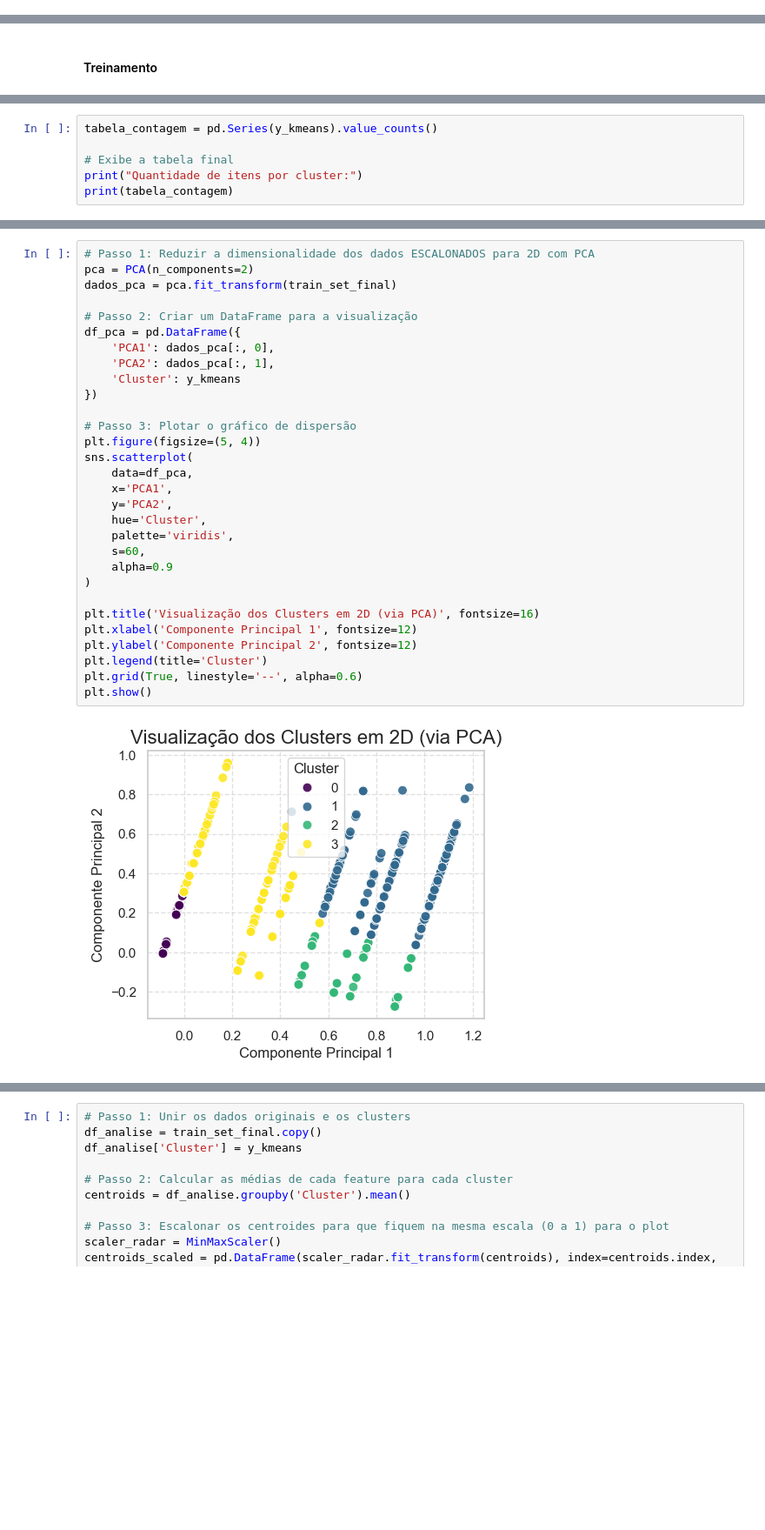
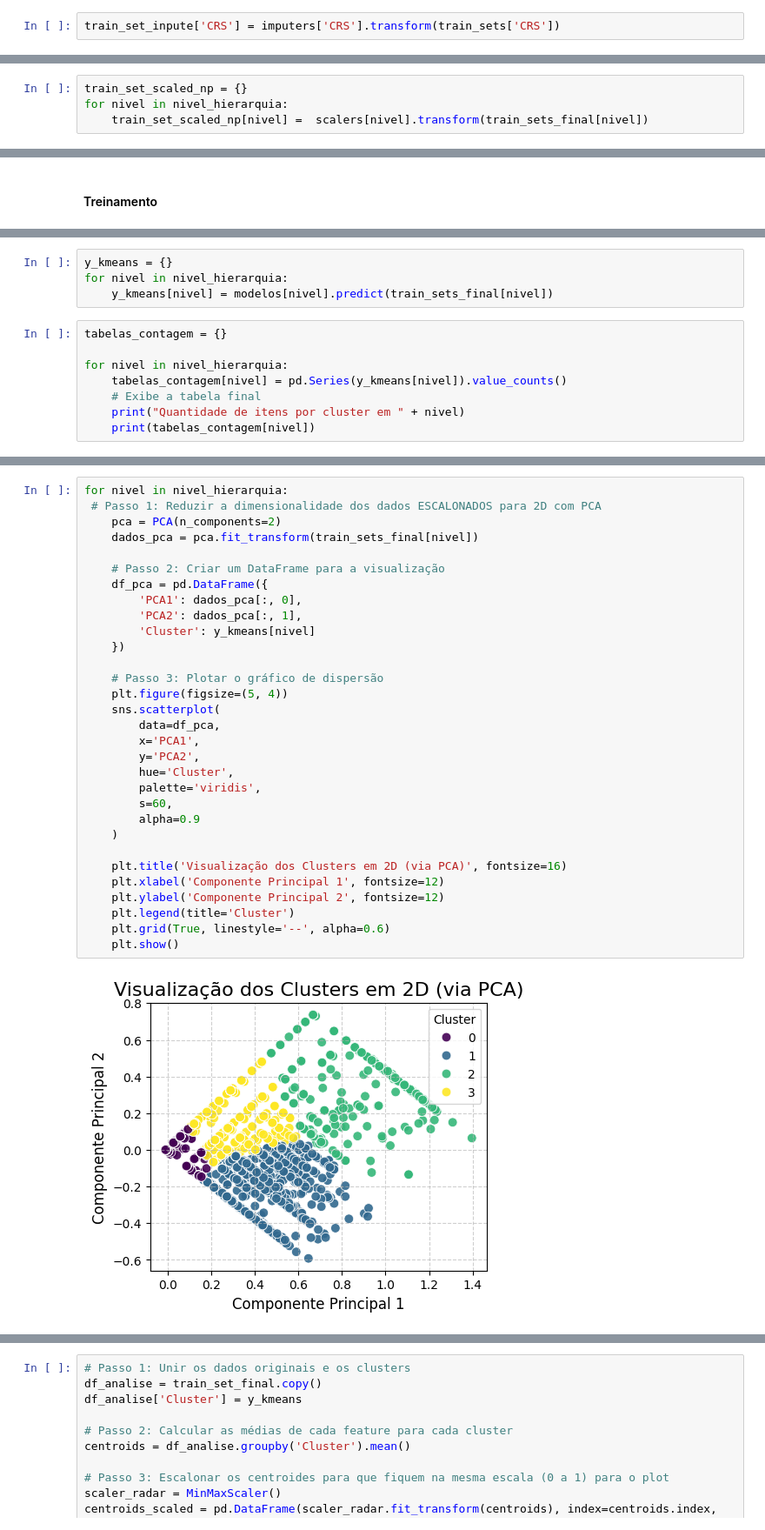
Before and after one commit to matheussilvaviitra/Classificador_engajamento, a Jupyter notebook: engajamento_uns_new_2.ipynb, the cells around one changed output, grey strips where cells are left out. Shown at 87% size. Drawn from its saved outputs; the diff is of its cells as text; blank space fills up the shorter version.

```diff
--- a/engajamento_uns_new_2.ipynb
+++ b/engajamento_uns_new_2.ipynb
@@ -226,3 +277,5 @@ train_set_inpute = inputer.fit_transform(train_set)
+# %%
+train_set_inpute['CRS'] = imputers['CRS'].transform(train_sets['CRS'])
 # %%
 # train_set_inpute = inputer.transform(train_set)
 # %%
@@ -311 +387,5 @@ train_set_scaled_np = scaler.fit_transform(train_set_final)
+# %%
+train_set_scaled_np = {}
+for nivel in nivel_hierarquia:
+    train_set_scaled_np[nivel] =  scalers[nivel].transform(train_sets_final[nivel])
 # %%
@@ -405,7 +494,13 @@ y_kmeans = kmeans.fit_predict(train_set_final)
+# %%
+y_kmeans = {}
+for nivel in nivel_hierarquia:
+    y_kmeans[nivel] = modelos[nivel].predict(train_sets_final[nivel])
 # %%
-tabela_contagem = pd.Series(y_kmeans).value_counts()
+tabelas_contagem = {}
 
-# Exibe a tabela final
-print("Quantidade de itens por cluster:")
-print(tabela_contagem)
+for nivel in nivel_hierarquia:
+    tabelas_contagem[nivel] = pd.Series(y_kmeans[nivel]).value_counts()
+    # Exibe a tabela final
+    print("Quantidade de itens por cluster em " + nivel)
+    print(tabelas_contagem[nivel])
 # %% [output]
@@ -442,32 +545,33 @@ plt.show()
 # %%
-# Passo 1: Reduzir a dimensionalidade dos dados ESCALONADOS para 2D com PCA
-pca = PCA(n_components=2)
-dados_pca = pca.fit_transform(train_set_final)
+for nivel in nivel_hierarquia:
+ # Passo 1: Reduzir a dimensionalidade dos dados ESCALONADOS para 2D com PCA
+    pca = PCA(n_components=2)
+    dados_pca = pca.fit_transform(train_sets_final[nivel])
 
-# Passo 2: Criar um DataFrame para a visualização
-df_pca = pd.DataFrame({
-    'PCA1': dados_pca[:, 0],
-    'PCA2': dados_pca[:, 1],
-    'Cluster': y_kmeans
-})
+    # Passo 2: Criar um DataFrame para a visualização
+    df_pca = pd.DataFrame({
+        'PCA1': dados_pca[:, 0],
+        'PCA2': dados_pca[:, 1],
+        'Cluster': y_kmeans[nivel]
+    })
 
-# Passo 3: Plotar o gráfico de dispersão
-plt.figure(figsize=(5, 4))
-sns.scatterplot(
-    data=df_pca,
-    x='PCA1',
-    y='PCA2',
-    hue='Cluster',
-    palette='viridis',
-    s=60,
-    alpha=0.9
-)
+    # Passo 3: Plotar o gráfico de dispersão
+    plt.figure(figsize=(5, 4))
+    sns.scatterplot(
+        data=df_pca,
+        x='PCA1',
+        y='PCA2',
+        hue='Cluster',
+        palette='viridis',
+        s=60,
+        alpha=0.9
+    )
 
-plt.title('Visualização dos Clusters em 2D (via PCA)', fontsize=16)
-plt.xlabel('Componente Principal 1', fontsize=12)
-plt.ylabel('Componente Principal 2', fontsize=12)
-plt.legend(title='Cluster')
-plt.grid(True, linestyle='--', alpha=0.6)
-plt.show()
+    plt.title('Visualização dos Clusters em 2D (via PCA)', fontsize=16)
+    plt.xlabel('Componente Principal 1', fontsize=12)
+    plt.ylabel('Componente Principal 2', fontsize=12)
+    plt.legend(title='Cluster')
+    plt.grid(True, linestyle='--', alpha=0.6)
+    plt.show()
 # %% [output]
-[figure, old version]
+[figure, new version]
```
Also changed, not shown: parts of 40 cells of this notebook.
